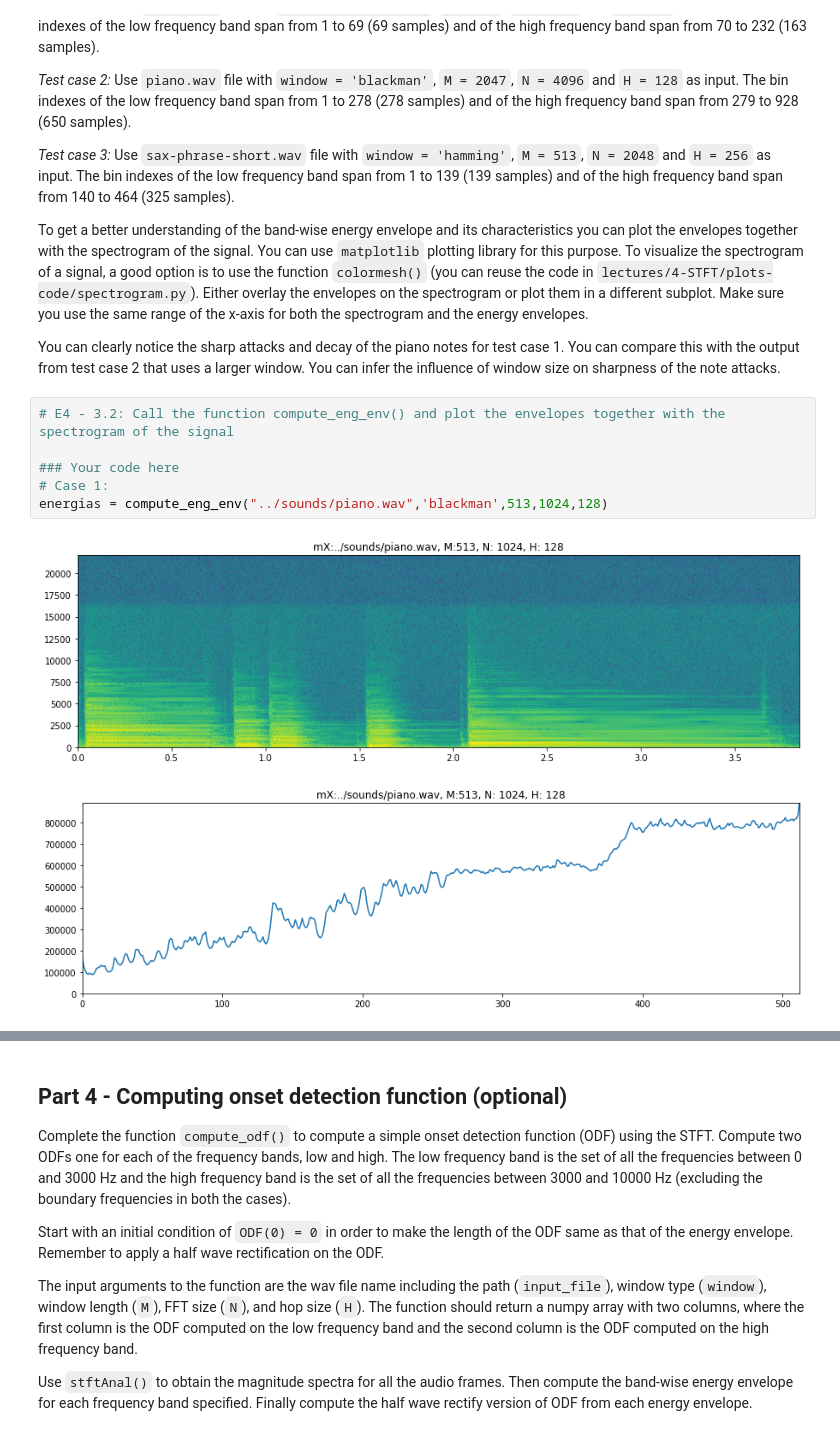
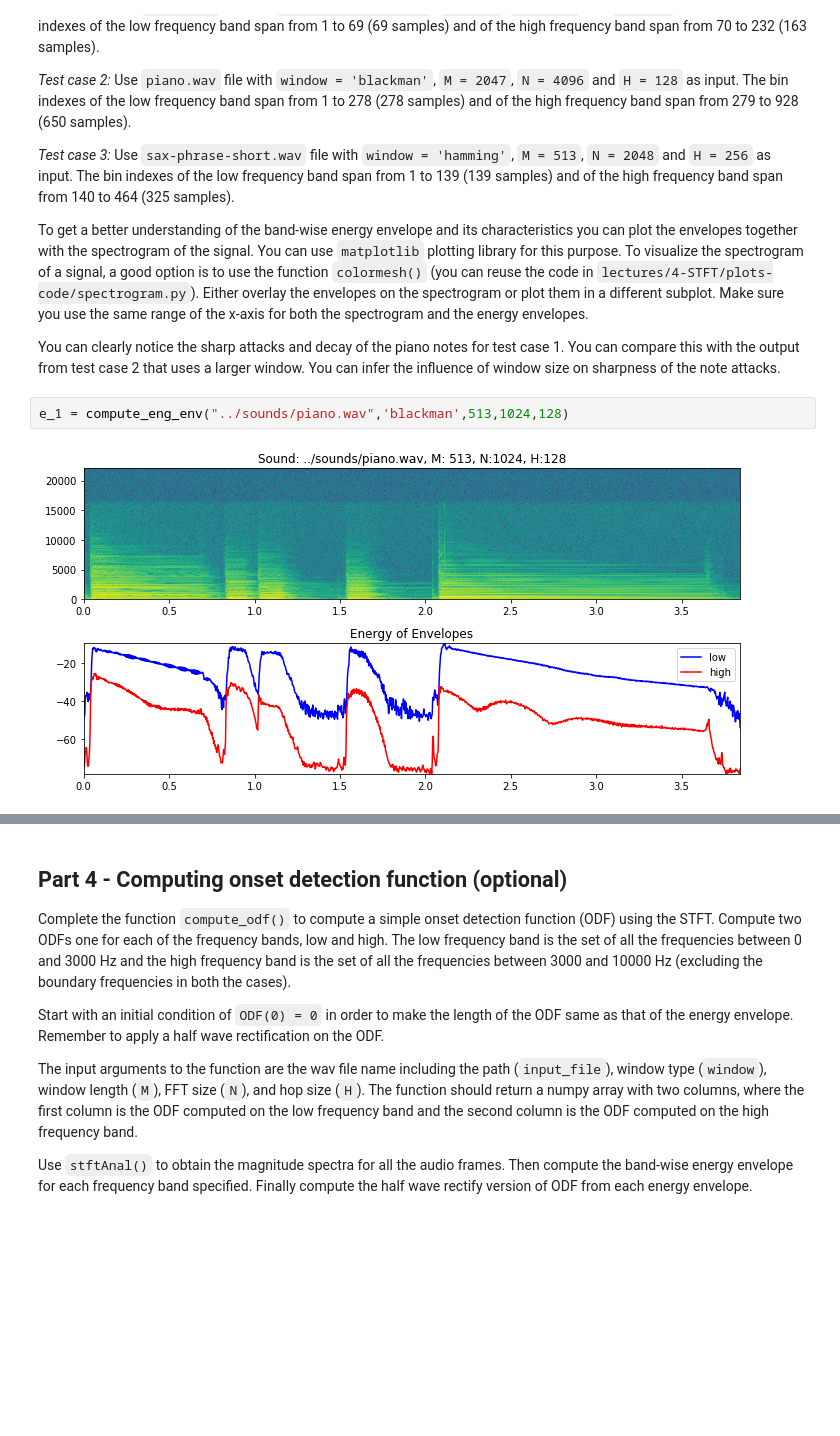
Before and after one commit to RamanS11/sms-tools, a Jupyter notebook: notebooks/E4-STFT.ipynb, the cells around one changed output, grey strips where cells are left out. Saved outputs shown, nothing was run; the diff lists cells and outputs as text; blank space fills up the shorter version.

```diff
--- a/notebooks/E4-STFT.ipynb
+++ b/notebooks/E4-STFT.ipynb
@@ -366,13 +365,8 @@ To get a better understanding of the band-wise energy envelope and its character
 or plot them in a different subplot. Make sure you use the same range of the x-axis for both the spectrogram and the energy envelopes.
 
 You can clearly notice the sharp attacks and decay of the piano notes for test case 1. You can compare this with the output from test case 2 that uses a larger window. You can infer the influence of window size on sharpness of the note attacks.
-# %%
-# E4 - 3.2: Call the function compute_eng_env() and plot the envelopes together with the spectrogram of the signal
-
-### Your code here
-# Case 1:
-energias = compute_eng_env("../sounds/piano.wav",'blackman',513,1024,128)
-# %% [output]
-[figure, removed]
-[figure, removed]
+# %%
+e_1 = compute_eng_env("../sounds/piano.wav",'blackman',513,1024,128)
+# %% [output]
+[figure, added]
 # %%
```
Also changed, not shown: parts of 14 cells of this notebook.
